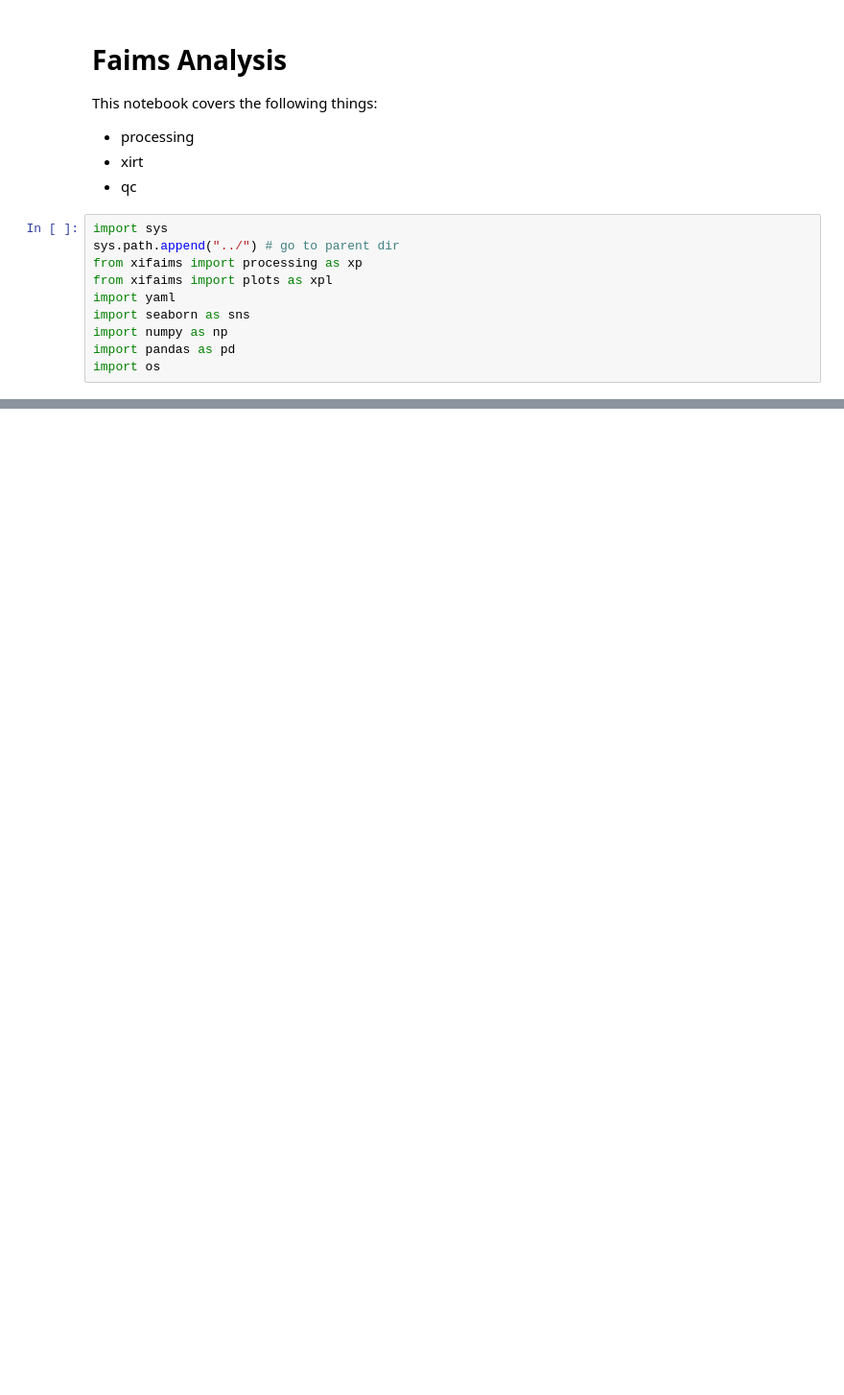
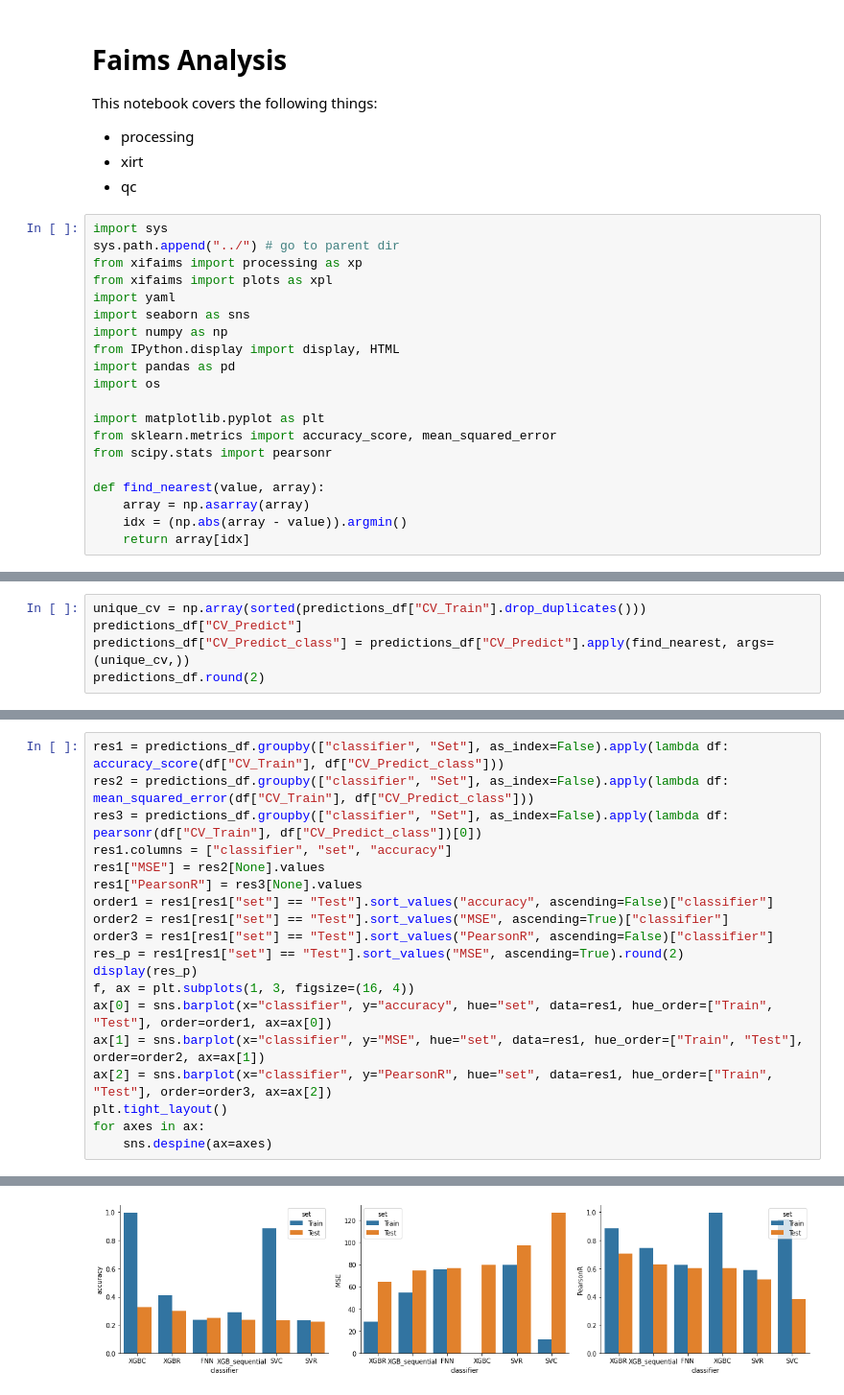
Before and after one commit to harel-coffee/xiFAIMS-auto, a Jupyter notebook: notebooks/xifaims_summary.ipynb, the cells around one changed output, grey strips where cells are left out. Shown at 96% size. Cells and saved outputs as stored; diff of their text form; blank space fills up the shorter version.

```diff
--- a/notebooks/xifaims_summary.ipynb
+++ b/notebooks/xifaims_summary.ipynb
@@ -13,6 +13,16 @@ from xifaims import plots as xpl
 import yaml
 import seaborn as sns
 import numpy as np
+from IPython.display import display, HTML
 import pandas as pd
 import os
+
+import matplotlib.pyplot as plt
+from sklearn.metrics import accuracy_score, mean_squared_error
+from scipy.stats import pearsonr
+
+def find_nearest(value, array):
+    array = np.asarray(array)
+    idx = (np.abs(array - value)).argmin()
+    return array[idx]
 # %%
@@ -70,0 +99,5 @@ xpl.cv_performance_plot(metrics_df, outdir, show=True)
+# %%
+unique_cv = np.array(sorted(predictions_df["CV_Train"].drop_duplicates()))
+predictions_df["CV_Predict"]
+predictions_df["CV_Predict_class"] = predictions_df["CV_Predict"].apply(find_nearest, args=(unique_cv,))
+predictions_df.round(2)
@@ -70,0 +118,20 @@ xpl.cv_performance_plot(metrics_df, outdir, show=True)
+# %%
+res1 = predictions_df.groupby(["classifier", "Set"], as_index=False).apply(lambda df: accuracy_score(df["CV_Train"], df["CV_Predict_class"]))
+res2 = predictions_df.groupby(["classifier", "Set"], as_index=False).apply(lambda df: mean_squared_error(df["CV_Train"], df["CV_Predict_class"]))
+res3 = predictions_df.groupby(["classifier", "Set"], as_index=False).apply(lambda df: pearsonr(df["CV_Train"], df["CV_Predict_class"])[0])
+res1.columns = ["classifier", "set", "accuracy"]
+res1["MSE"] = res2[None].values
+res1["PearsonR"] = res3[None].values
+order1 = res1[res1["set"] == "Test"].sort_values("accuracy", ascending=False)["classifier"]
+order2 = res1[res1["set"] == "Test"].sort_values("MSE", ascending=True)["classifier"]
+order3 = res1[res1["set"] == "Test"].sort_values("PearsonR", ascending=False)["classifier"]
+res_p = res1[res1["set"] == "Test"].sort_values("MSE", ascending=True).round(2)
+display(res_p)
+f, ax = plt.subplots(1, 3, figsize=(16, 4))
+ax[0] = sns.barplot(x="classifier", y="accuracy", hue="set", data=res1, hue_order=["Train", "Test"], order=order1, ax=ax[0])
+ax[1] = sns.barplot(x="classifier", y="MSE", hue="set", data=res1, hue_order=["Train", "Test"], order=order2, ax=ax[1])
+ax[2] = sns.barplot(x="classifier", y="PearsonR", hue="set", data=res1, hue_order=["Train", "Test"], order=order3, ax=ax[2])
+plt.tight_layout()
+for axes in ax:
+    sns.despine(ax=axes)
+# %% [output]
@@ -70,0 +146 @@ xpl.cv_performance_plot(metrics_df, outdir, show=True)
+[figure, added]
```
Also changed, not shown: parts of 10 cells of this notebook, 4 other files.
